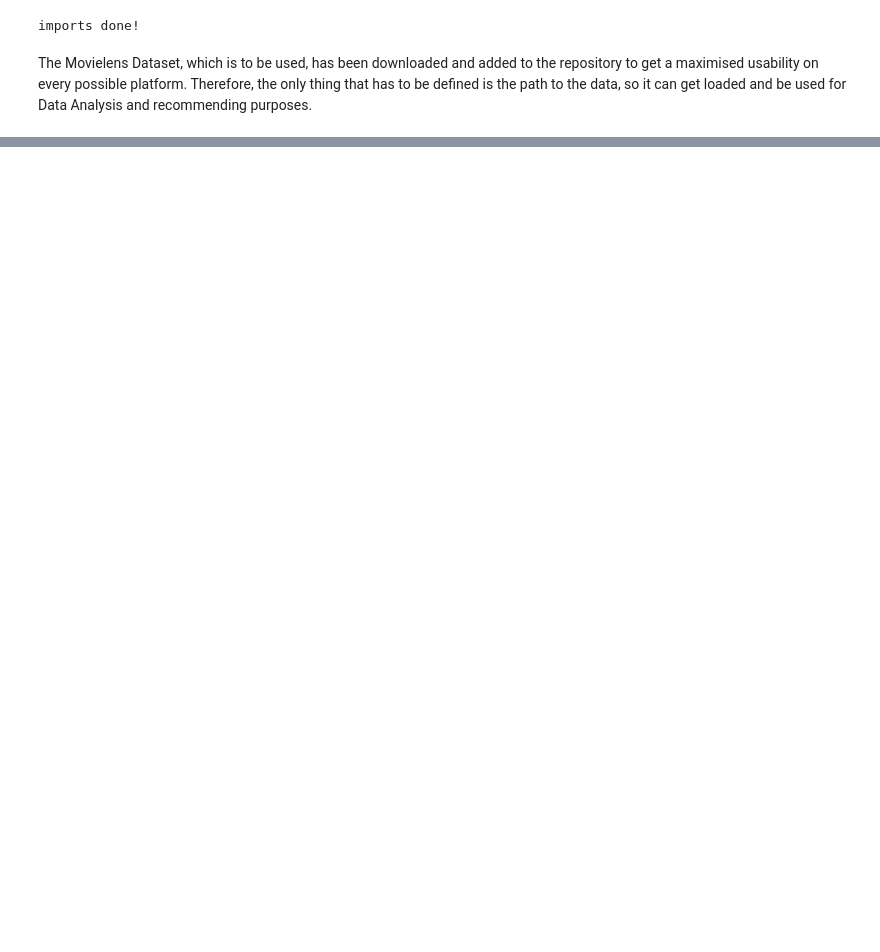
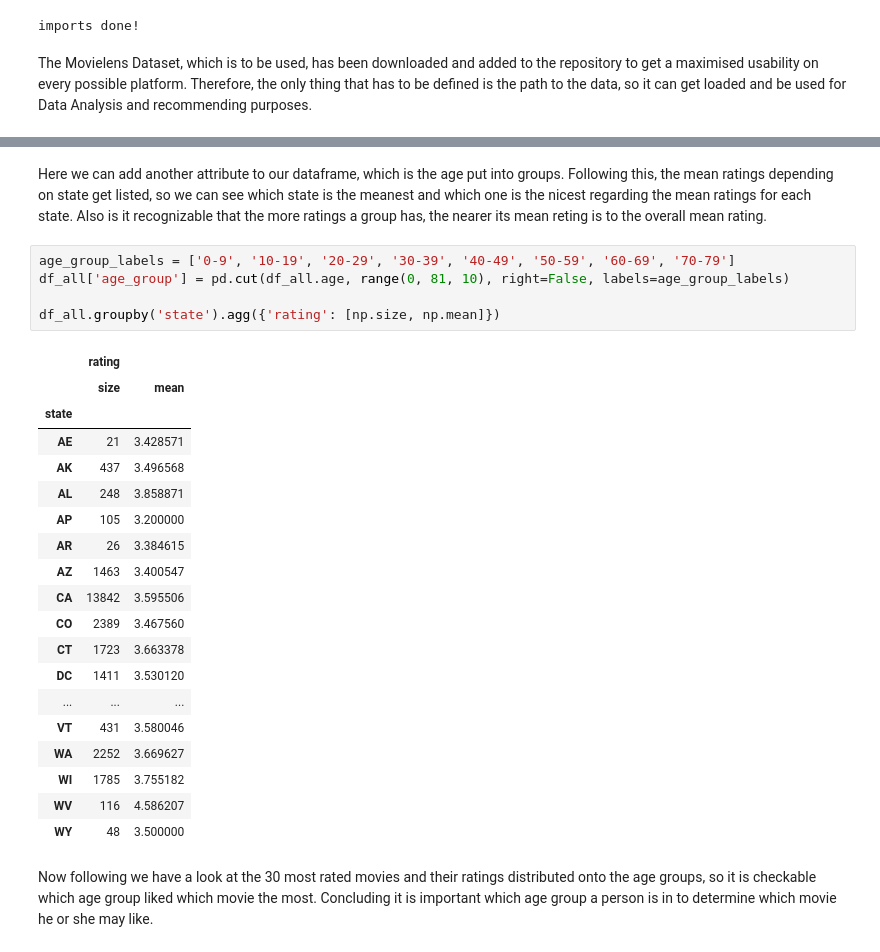
Before and after one commit to ursthejosh/DeepLearningAbgabe, a Jupyter notebook: DeepLearningTask.ipynb, the cells around one changed output, grey strips where cells are left out. Cells and saved outputs as stored; diff of their text form; blank space fills up the shorter version.

```diff
--- a/DeepLearningTask.ipynb
+++ b/DeepLearningTask.ipynb
@@ -232,0 +192,31 @@ oder
+# %% [markdown]
+Here we can add another attribute to our dataframe, which is the age put into groups.
+Following this, the mean ratings depending on state get listed, so we can see which state is the meanest and which one is the nicest regarding the mean ratings for each state.
+Also is it recognizable that the more ratings a group has, the nearer its mean reting is to the overall mean rating.
+# %%
+age_group_labels = ['0-9', '10-19', '20-29', '30-39', '40-49', '50-59', '60-69', '70-79']
+df_all['age_group'] = pd.cut(df_all.age, range(0, 81, 10), right=False, labels=age_group_labels)
+
+df_all.groupby('state').agg({'rating': [np.size, np.mean]})
+# %% [output]
+|  | rating |  |
+|  | size | mean |
+| state |  |  |
+| AE | 21 | 3.428571 |
+| AK | 437 | 3.496568 |
+| AL | 248 | 3.858871 |
+| AP | 105 | 3.200000 |
+| AR | 26 | 3.384615 |
+| AZ | 1463 | 3.400547 |
+| CA | 13842 | 3.595506 |
+| CO | 2389 | 3.467560 |
+| CT | 1723 | 3.663378 |
+| DC | 1411 | 3.530120 |
+| ... | ... | ... |
+| VT | 431 | 3.580046 |
+| WA | 2252 | 3.669627 |
+| WI | 1785 | 3.755182 |
+| WV | 116 | 4.586207 |
+| WY | 48 | 3.500000 |
+# %% [markdown]
+Now following we have a look at the 30 most rated movies and their ratings distributed onto the age groups, so it is checkable which age group liked which movie the most. Concluding it is important which age group a person is in to determine which movie he or she may like.
```
Also changed, not shown: parts of 51 cells of this notebook, 4 other files.
